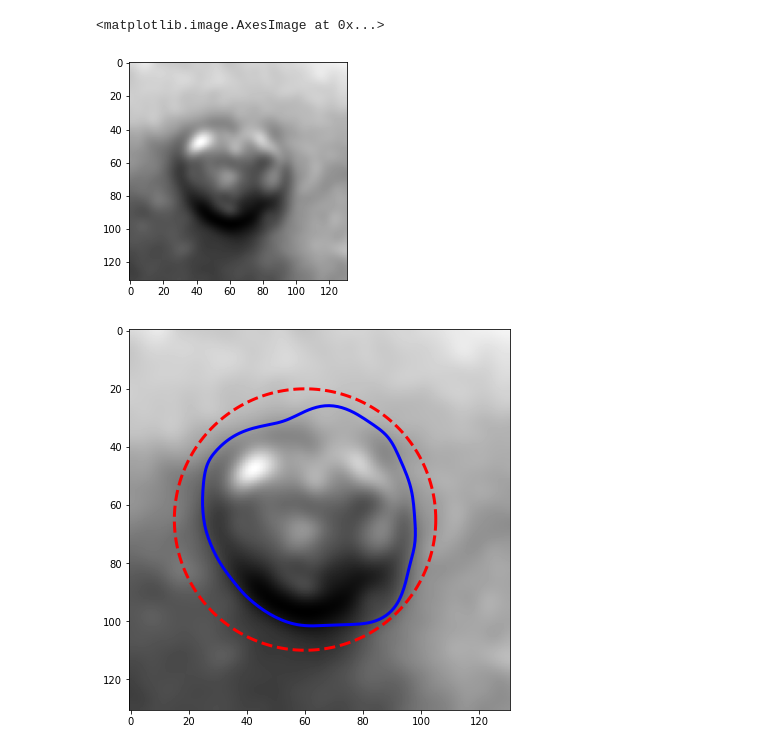
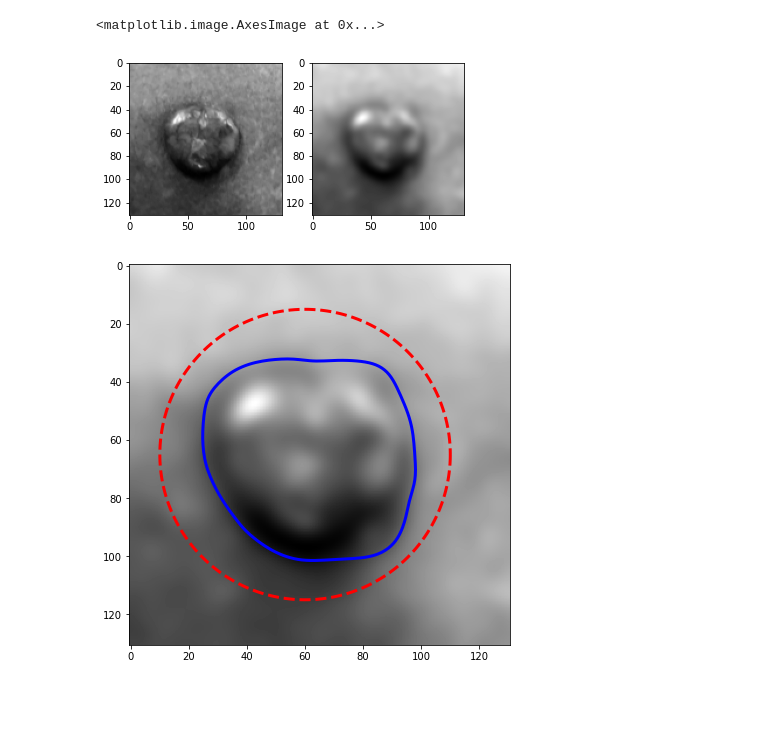
Before and after one commit to Lukas1930/Image-processing-project, a Jupyter notebook: Scripts/test-stuff.ipynb, the cells around one changed output. Saved outputs shown, nothing was run; the diff lists cells and outputs as text; code cells hidden in the pictures; blank space fills up the shorter version.

Commit message:
plot 4 images, area, perimitor

```diff
--- a/Scripts/test-stuff.ipynb
+++ b/Scripts/test-stuff.ipynb
@@ -9,20 +10,24 @@ from skimage.segmentation import active_contour
 # %%
 file_im = 'PAT_78_118_164.png'
 im = plt.imread(file_im)
 im = rgb2gray(im)
 
 #Resize for speed
 im = resize(im, (im.shape[0] // 4, im.shape[1] // 4),anti_aliasing=True)
+im2 = gaussian(im, 3)
 
-im2 = gaussian(im, 3)
+
+plt.subplot(1,2,1)
+plt.imshow(im, cmap="gray")
+plt.subplot(1,2,2)
 plt.imshow(im2, cmap="gray")
 # %% [output]
 <matplotlib.image.AxesImage at 0x...>
-[figure, old version]
+[figure, new version]
 # %%
 s = np.linspace(0, 2*np.pi, 200)   #Number of points on the circle
-r = 65 + 45*np.sin(s)            #Row
-c = 60 + 45*np.cos(s)            #Column
+r = 65 + 50*np.sin(s)            #Row
+c = 60 + 50*np.cos(s)            #Column
 init2 = np.array([r, c]).T
 
 
@@ -39,7 +44,7 @@ ax.plot(snake[:, 1], snake[:, 0], '-b', lw=3)
 
 plt.show()
 # %% [output]
-[figure, old version]
+[figure, new version]
 # %%
 from skimage.draw import polygon
 
```
Also changed, not shown: parts of 5 cells of this notebook.
